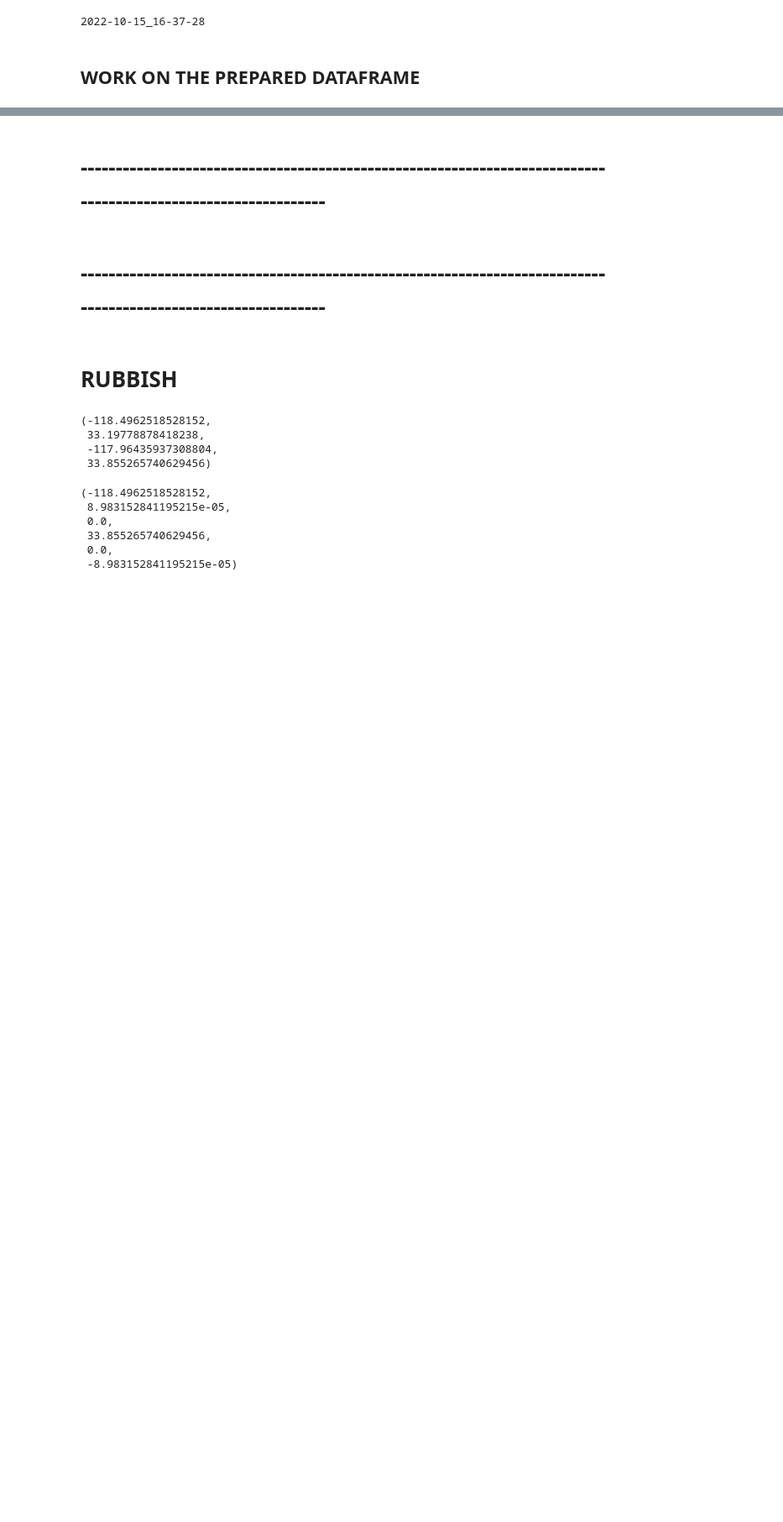
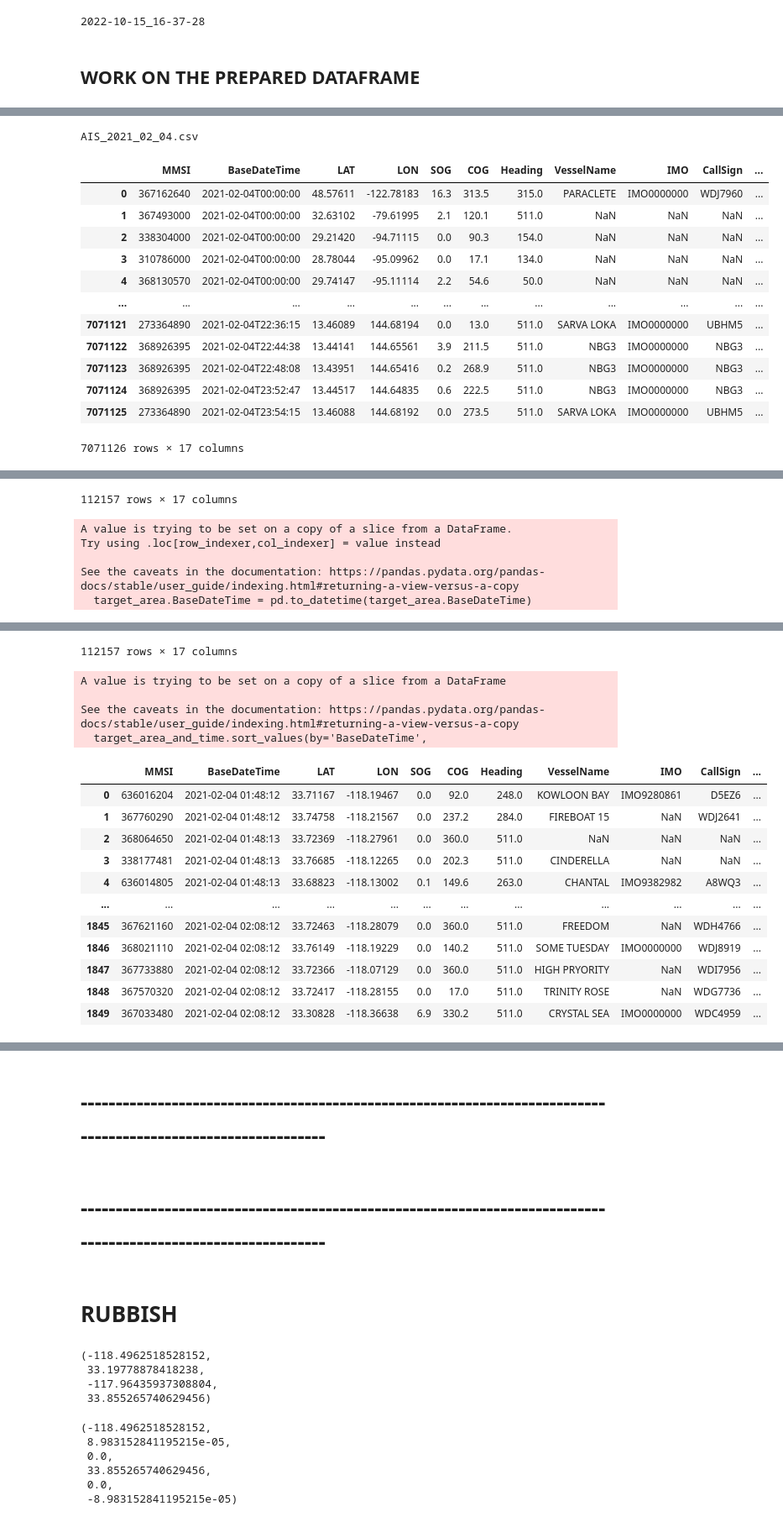
Before and after one commit to DariuszKobiela/identification-and-classification-of-sea-going-vessels-using-satellite-images, a Jupyter notebook: 1_AIS_data_preprocessing.ipynb, the cells around one changed output, grey strips where cells are left out. Shown at 84% size. Cells and saved outputs as stored; diff of their text form; code cells hidden in the pictures; blank space fills up the shorter version.

Commit message:
AIS data development

```diff
--- a/1_AIS_data_preprocessing.ipynb
+++ b/1_AIS_data_preprocessing.ipynb
@@ -13,7 +13,11 @@ from osgeo import gdal
 data_directory = 'data/'
 asf_data_directory = data_directory + '3_processed_ASF_data/'
 ais_data_directory = data_directory + '2_raw_AIS_csv_data/'
+processed_ais_data_directory = data_directory +  '4_processed_AIS_data/'
 results_directory = 'results/'
+# %%
+# constants
+TIME_WINDOW = 10 # in minutes, +/- how much time to take into consideration between datetime of making the photo
 # %% [markdown]
 ## PREPARE DATAFRAME
 # %%
@@ -56,8 +60,8 @@ for asf_file in asf_files_list:
 asf_df = pd.DataFrame(asf_images_tuples_list, columns =['asf_file', 'image_datetime', 'date', 'minLON', 'minLAT', 'maxLON', 'maxLAT', 'widthpx', 'heightpx'])
 asf_df.image_datetime = pd.to_datetime(asf_df.image_datetime)
 # boundaries +/- 10 minut
-asf_df['datetime_lower'] = asf_df['image_datetime'] - timedelta(hours=0, minutes=10, seconds=0)
-asf_df['datetime_upper'] = asf_df['image_datetime'] + timedelta(hours=0, minutes=10, seconds=0)
+asf_df['datetime_lower'] = asf_df['image_datetime'] - timedelta(hours=0, minutes=TIME_WINDOW, seconds=0)
+asf_df['datetime_upper'] = asf_df['image_datetime'] + timedelta(hours=0, minutes=TIME_WINDOW, seconds=0)
 display(asf_df)
 # %% [output]
 |  | asf_file | image_datetime | date | minLON | minLAT | maxLON | maxLAT | widthpx | heightpx | ... |
@@ -106,0 +121,49 @@ full_data_df.to_csv(results_directory + current_datetime + '_full_data_df.csv')
+# %%
+for index, row in full_data_df.iterrows():
+    print(row['ais_file'])
+    file_path = ais_data_directory + str(row['ais_file'])
+    ais_full_data = pd.read_csv(file_path)
+    #display(ais_full_data)
+    # condition for latitude: between 19.193 and 21.1203
+    condition1 = (ais_full_data.LAT > row['minLAT']) & (ais_full_data.LAT < row['maxLAT'])
+    # condition for latitude: between -157.0894 and -154.4233
+    condition2 = (ais_full_data.LON > row['minLON']) & (ais_full_data.LON < row['maxLON'])
+    # final dataframe
+    target_area = ais_full_data[condition1 & condition2]
+    #display(target_area)
+    # target area contains 5542 rows × 17 columns
+    target_area.reset_index(drop=True, inplace=True)
+    target_area.BaseDateTime = pd.to_datetime(target_area.BaseDateTime)
+    #display(target_area)
+    # filter by date: from 2021-01-05 00:00:00 to 2021-01-05 23:59:59
+    DATE1 = row['datetime_lower']
+    DATE2 = row['datetime_upper']
+    target_area_and_time = target_area[(target_area.BaseDateTime >= DATE1) & (target_area.BaseDateTime <= DATE2)]
+    target_area_and_time.reset_index(drop=True, inplace=True)
+    target_area_and_time.sort_values(by='BaseDateTime',
+                                     axis=0,
+                                     ascending=True,
+                                     inplace=True,
+                                     kind='quicksort',
+                                     na_position='last',
+                                     ignore_index=True)
+    display(target_area_and_time)
+
+    saving_name = 'processed_' + row['ais_file']
+    target_area_and_time.to_csv(processed_ais_data_directory + saving_name)
+    # all data is from 4th January 2021
+# %% [output]
+AIS_2021_02_04.csv
+|  | MMSI | BaseDateTime | LAT | LON | SOG | COG | Heading | VesselName | IMO | CallSign | ... |
+| 0 | 367162640 | 2021-02-04T00:00:00 | 48.57611 | -122.78183 | 16.3 | 313.5 | 315.0 | PARACLETE | IMO0000000 | WDJ7960 | ... |
+| 1 | 367493000 | 2021-02-04T00:00:00 | 32.63102 | -79.61995 | 2.1 | 120.1 | 511.0 | NaN | NaN | NaN | ... |
+| 2 | 338304000 | 2021-02-04T00:00:00 | 29.21420 | -94.71115 | 0.0 | 90.3 | 154.0 | NaN | NaN | NaN | ... |
+| 3 | 310786000 | 2021-02-04T00:00:00 | 28.78044 | -95.09962 | 0.0 | 17.1 | 134.0 | NaN | NaN | NaN | ... |
+| 4 | 368130570 | 2021-02-04T00:00:00 | 29.74147 | -95.11114 | 2.2 | 54.6 | 50.0 | NaN | NaN | NaN | ... |
+| ... | ... | ... | ... | ... | ... | ... | ... | ... | ... | ... | ... |
+| 7071121 | 273364890 | 2021-02-04T22:36:15 | 13.46089 | 144.68194 | 0.0 | 13.0 | 511.0 | SARVA LOKA | IMO0000000 | UBHM5 | ... |
+| 7071122 | 368926395 | 2021-02-04T22:44:38 | 13.44141 | 144.65561 | 3.9 | 211.5 | 511.0 | NBG3 | IMO0000000 | NBG3 | ... |
+| 7071123 | 368926395 | 2021-02-04T22:48:08 | 13.43951 | 144.65416 | 0.2 | 268.9 | 511.0 | NBG3 | IMO0000000 | NBG3 | ... |
+| 7071124 | 368926395 | 2021-02-04T23:52:47 | 13.44517 | 144.64835 | 0.6 | 222.5 | 511.0 | NBG3 | IMO0000000 | NBG3 | ... |
+| 7071125 | 273364890 | 2021-02-04T23:54:15 | 13.46088 | 144.68192 | 0.0 | 273.5 | 511.0 | SARVA LOKA | IMO0000000 | UBHM5 | ... |
+7071126 rows × 17 columns
@@ -106,0 +182,6 @@ full_data_df.to_csv(results_directory + current_datetime + '_full_data_df.csv')
+112157 rows × 17 columns
+A value is trying to be set on a copy of a slice from a DataFrame.
+Try using .loc[row_indexer,col_indexer] = value instead
+
+See the caveats in the documentation: https://pandas.pydata.org/pandas-docs/stable/user_guide/indexing.html#returning-a-view-versus-a-copy
+  target_area.BaseDateTime = pd.to_datetime(target_area.BaseDateTime)
@@ -106,0 +200,17 @@ full_data_df.to_csv(results_directory + current_datetime + '_full_data_df.csv')
+112157 rows × 17 columns
+A value is trying to be set on a copy of a slice from a DataFrame
+
+See the caveats in the documentation: https://pandas.pydata.org/pandas-docs/stable/user_guide/indexing.html#returning-a-view-versus-a-copy
+  target_area_and_time.sort_values(by='BaseDateTime',
+|  | MMSI | BaseDateTime | LAT | LON | SOG | COG | Heading | VesselName | IMO | CallSign | ... |
+| 0 | 636016204 | 2021-02-04 01:48:12 | 33.71167 | -118.19467 | 0.0 | 92.0 | 248.0 | KOWLOON BAY | IMO9280861 | D5EZ6 | ... |
+| 1 | 367760290 | 2021-02-04 01:48:12 | 33.74758 | -118.21567 | 0.0 | 237.2 | 284.0 | FIREBOAT 15 | NaN | WDJ2641 | ... |
+| 2 | 368064650 | 2021-02-04 01:48:13 | 33.72369 | -118.27961 | 0.0 | 360.0 | 511.0 | NaN | NaN | NaN | ... |
+| 3 | 338177481 | 2021-02-04 01:48:13 | 33.76685 | -118.12265 | 0.0 | 202.3 | 511.0 | CINDERELLA | NaN | NaN | ... |
+| 4 | 636014805 | 2021-02-04 01:48:13 | 33.68823 | -118.13002 | 0.1 | 149.6 | 263.0 | CHANTAL | IMO9382982 | A8WQ3 | ... |
+| ... | ... | ... | ... | ... | ... | ... | ... | ... | ... | ... | ... |
+| 1845 | 367621160 | 2021-02-04 02:08:12 | 33.72463 | -118.28079 | 0.0 | 360.0 | 511.0 | FREEDOM | NaN | WDH4766 | ... |
+| 1846 | 368021110 | 2021-02-04 02:08:12 | 33.76149 | -118.19229 | 0.0 | 140.2 | 511.0 | SOME TUESDAY | IMO0000000 | WDJ8919 | ... |
+| 1847 | 367733880 | 2021-02-04 02:08:12 | 33.72366 | -118.07129 | 0.0 | 360.0 | 511.0 | HIGH PRYORITY | NaN | WDI7956 | ... |
+| 1848 | 367570320 | 2021-02-04 02:08:12 | 33.72417 | -118.28155 | 0.0 | 17.0 | 511.0 | TRINITY ROSE | NaN | WDG7736 | ... |
+| 1849 | 367033480 | 2021-02-04 02:08:12 | 33.30828 | -118.36638 | 6.9 | 330.2 | 511.0 | CRYSTAL SEA | IMO0000000 | WDC4959 | ... |
```
Also changed, not shown: parts of 7 cells of this notebook, 1 other file.
